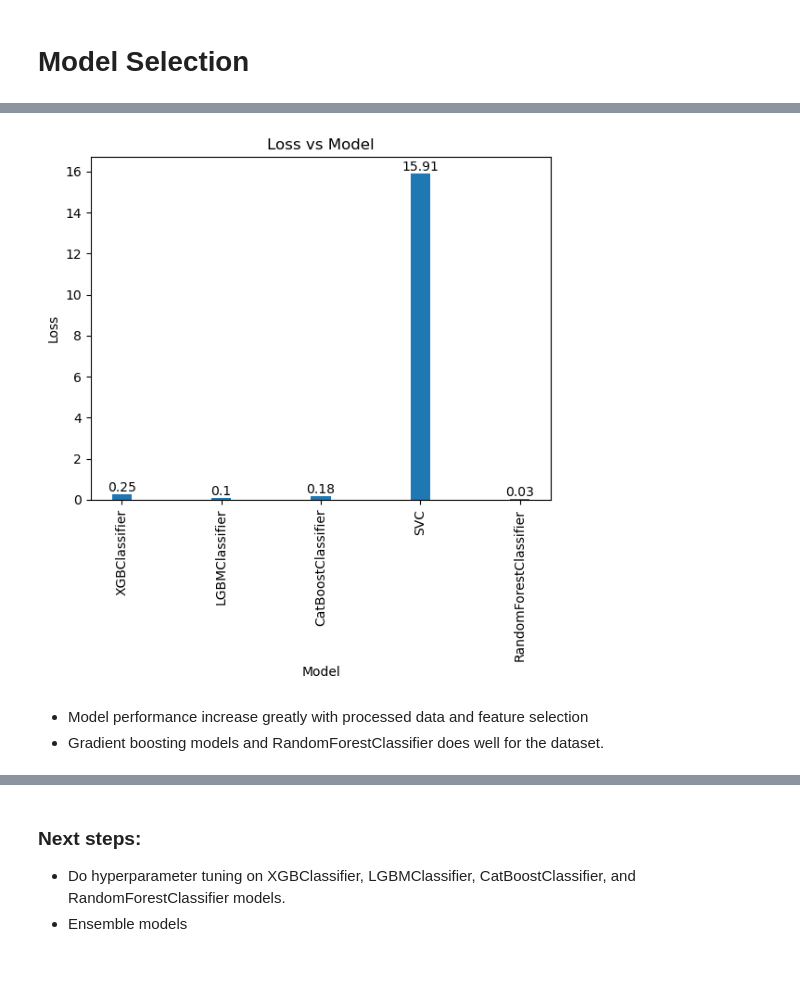
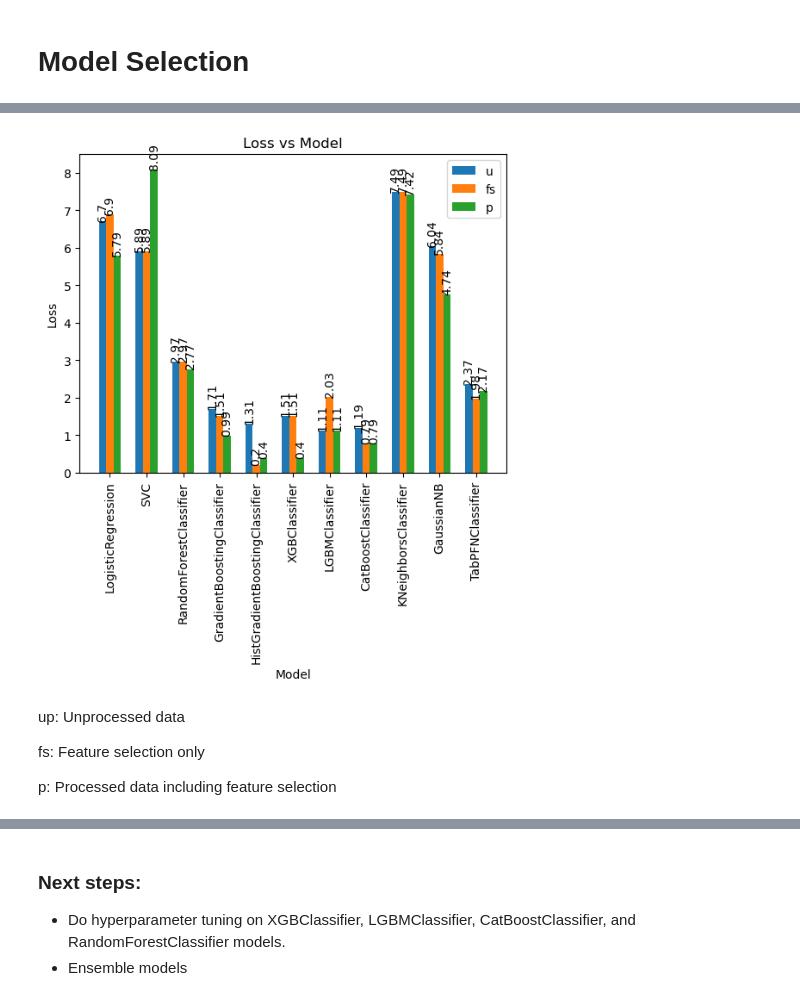
Before and after one commit to ernestxxx/ICR-Identifying-Age-Related-Conditions-EDA, a Jupyter notebook: icr-identifying-age-related-conditions-eda.ipynb, the cells around one changed output, grey strips where cells are left out. Cells and saved outputs as stored; diff of their text form; code cells hidden in the pictures; blank space fills up the shorter version.

```diff
--- a/icr-identifying-age-related-conditions-eda.ipynb
+++ b/icr-identifying-age-related-conditions-eda.ipynb
@@ -428,6 +520,4 @@ sns.heatmap(new_df[good_features].corr().abs())
 # %%
-good_features = good_features + extra_features
-
 with open(f'good_features.pkl', 'wb') as f:
     pickle.dump(good_features, f)
 # %% [markdown]
@@ -435,5 +525,5 @@ with open(f'good_features.pkl', 'wb') as f:
 # %% [markdown]
 ## Prepare training data
 # %%
-ros = RandomOverSampler(random_state=200)
-train_df, y_alpha = ros.fit_resample(train_df, train_df["Alpha"])
+#ros = RandomOverSampler(random_state=1)
+#train_df, y_alpha = ros.fit_resample(train_df, train_df["Alpha"])
@@ -444,7 +555,7 @@ train_df.to_csv('train.csv', index=False)
 # %%
-def make_model(estimator):
+def make_model(preprocessor, estimator):
     return Pipeline([
-        ("preprocessor", Preprocessor()),
+        ("preprocessor", preprocessor),
         ("model", ModelWrapper(estimator))
     ])
 # %% [markdown]
@@ -510,0 +632,9 @@ model_scores = model_evaluator(X_train, y_train)
+# %%
+X_train, y_train = train_df[features].copy(), train_df["Alpha"].copy()
+X_valid, y_valid = valid_df[features].copy(), valid_df["Alpha"].copy()
+up_model_scores = model_evaluator(X_train, y_train, X_valid, y_valid, process_data=False)
+
+X_train, y_train = train_df[good_features].copy(), train_df["Alpha"].copy()
+X_valid, y_valid = valid_df[good_features].copy(), valid_df["Alpha"].copy()
+fs_model_scores = model_evaluator(X_train, y_train, X_valid, y_valid, process_data=False)
+p_model_scores = model_evaluator(X_train, y_train, X_valid, y_valid, process_data=True)
@@ -511,24 +662,33 @@ model_scores = model_evaluator(X_train, y_train)
 # %%
-score_x = model_scores.keys()
-score_y = model_scores.values()
+score_x = up_model_scores.keys()
+score_y0 = up_model_scores.values()
+score_y1 = fs_model_scores.values()
+score_y2 = p_model_scores.values()
 
 x = np.arange(len(score_x))
 width = 0.2
-plt.bar(x, score_y, width=width)#, label='Original')
+plt.bar(x-1*width, score_y0, width=width, label='u')
+plt.bar(x+0*width, score_y1, width=width, label='fs')
+plt.bar(x+1*width, score_y2, width=width, label='p')
 
-for i, v in enumerate(score_y):
-    plt.text(i, v, str(round(v,2)), ha='center', va='bottom')
+for i, (v0,v1,v2) in enumerate(zip(score_y0,score_y1,score_y2)):
+    plt.text(i-1*width, v0, str(round(v0,2)), ha='center', va='bottom', rotation=90)
+    plt.text(i+0*width, v1, str(round(v1,2)), ha='center', va='bottom', rotation=90)
+    plt.text(i+1*width, v2, str(round(v2,2)), ha='center', va='bottom', rotation=90)
 
 # Add labels, title, and legend
 plt.xlabel('Model')
 plt.ylabel('Loss')
 plt.title('Loss vs Model')
 plt.xticks(x, score_x, rotation=90)
 #plt.figure(figsize=(8, 6), num=1)
-#plt.legend()
+plt.legend()
 plt.show()
 # %% [output]
-[figure, old version]
+[figure, new version]
-# %% [markdown]
-- Model performance increase greatly with processed data and feature selection
-- Gradient boosting models and RandomForestClassifier does well for the dataset.
+# %% [markdown]
+up: Unprocessed data
+
+fs: Feature selection only
+
+p: Processed data including feature selection
```
Also changed, not shown: parts of 71 cells of this notebook.
